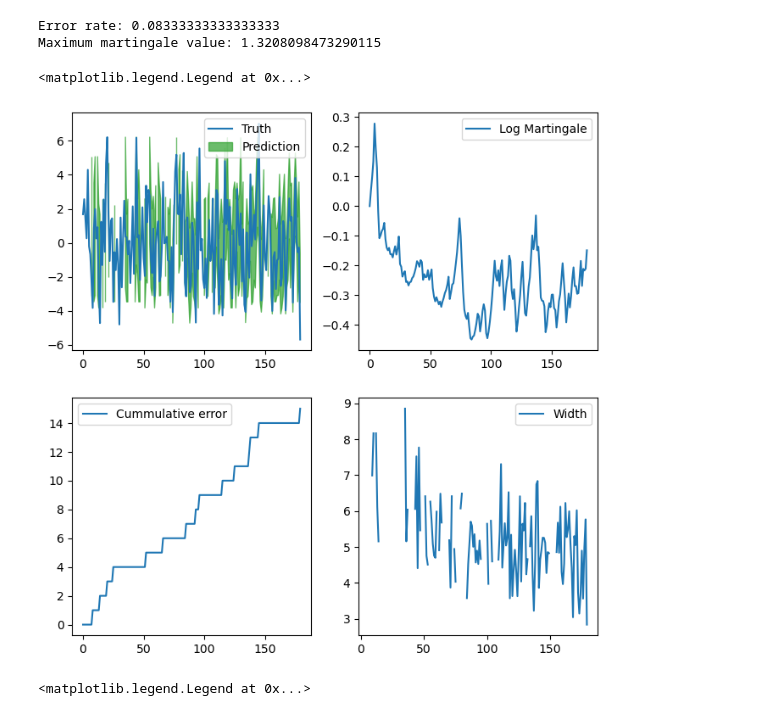
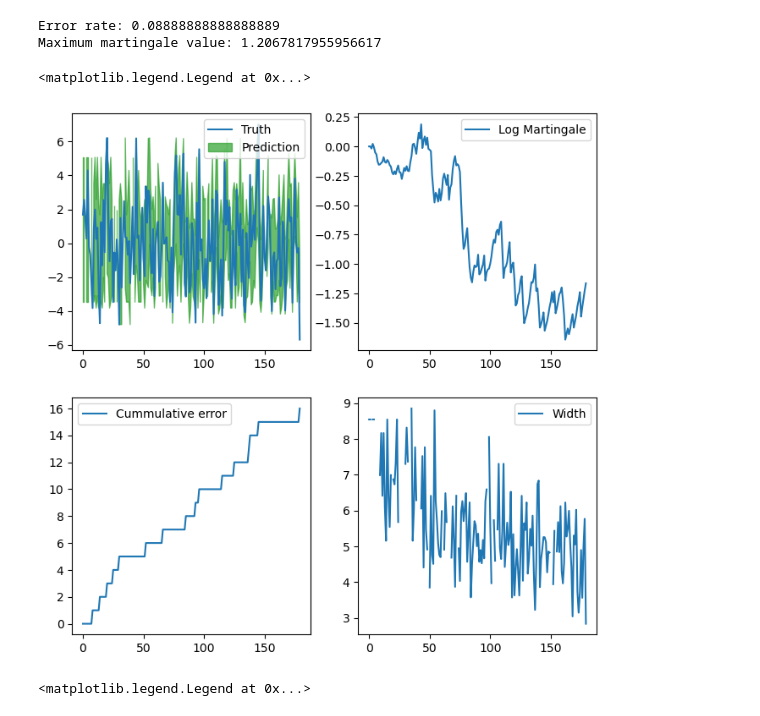
Before and after one commit to egonmedhatten/online-cp, a Jupyter notebook: notebooks/test_cps.ipynb, the cells around one changed output. Drawn from its saved outputs; the diff is of its cells as text; code cells hidden in the pictures.

```diff
--- a/notebooks/test_cps.ipynb
+++ b/notebooks/test_cps.ipynb
@@ -51,7 +51,7 @@ for i, (object, label) in tqdm(enumerate(zip(X[int(np.ceil(2/epsilon)):], Y[int(
     p = cpd(y=label, tau=tau)
 
     # Update martingale
-    martingale.update_log_martingale(p)
+    martingale.update_martingale_value(p)
 
     res[i, 0] = Gamma[0]
     res[i, 1] = Gamma[1]
@@ -60,36 +60,36 @@ for i, (object, label) in tqdm(enumerate(zip(X[int(np.ceil(2/epsilon)):], Y[int(
     res[i, 4] = Err
     res[i, 5] = cpd.width(Gamma)
     res[i, 6] = martingale.logM
     res[i, 7] = median
 
 print(f'Error rate: {Err/(N-20)}')
 print(f'Maximum martingale value: {martingale.max}')
 
 fig, axs = plt.subplots(ncols=2, nrows=2, figsize=(8,8))
 axs[0,0].plot(res[:, 2], label='Truth')
 axs[0,0].fill_between(
     x=[i for i in range(N-20)],
     y1=res[:, 0],
     y2=res[:, 1],
     color='C2',
     alpha=0.7,
     label='Prediction'
 )
 axs[0,0].legend()
 
 axs[0,1].plot(res[:,6], label='Log Martingale')
 axs[0,1].legend()
 
 axs[1,0].plot(res[:, 4], label='Cummulative error')
 axs[1,0].legend()
 
 axs[1,1].plot(res[:, 5], label='Width')
 axs[1,1].legend()
 # %% [output]
-Error rate: 0.08333333333333333
-Maximum martingale value: 1.3208098473290115
+Error rate: 0.08888888888888889
+Maximum martingale value: 1.2067817955956617
 <matplotlib.legend.Legend at 0x...>
-[figure, old version]
+[figure, new version]
 # %%
 # Just so that the notebook will fail if the martingale issues a warning
 assert martingale.max <= 100
```
Also changed, not shown: parts of 1 cell of this notebook, 52 other files.
